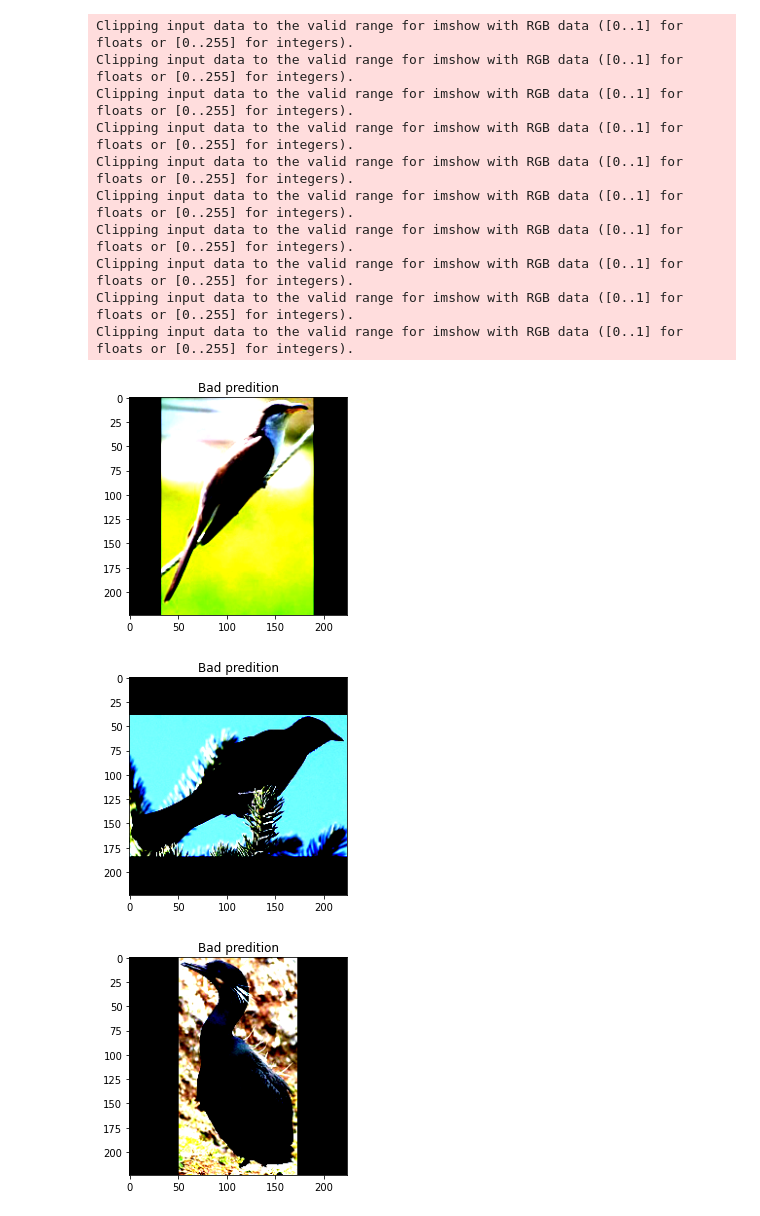
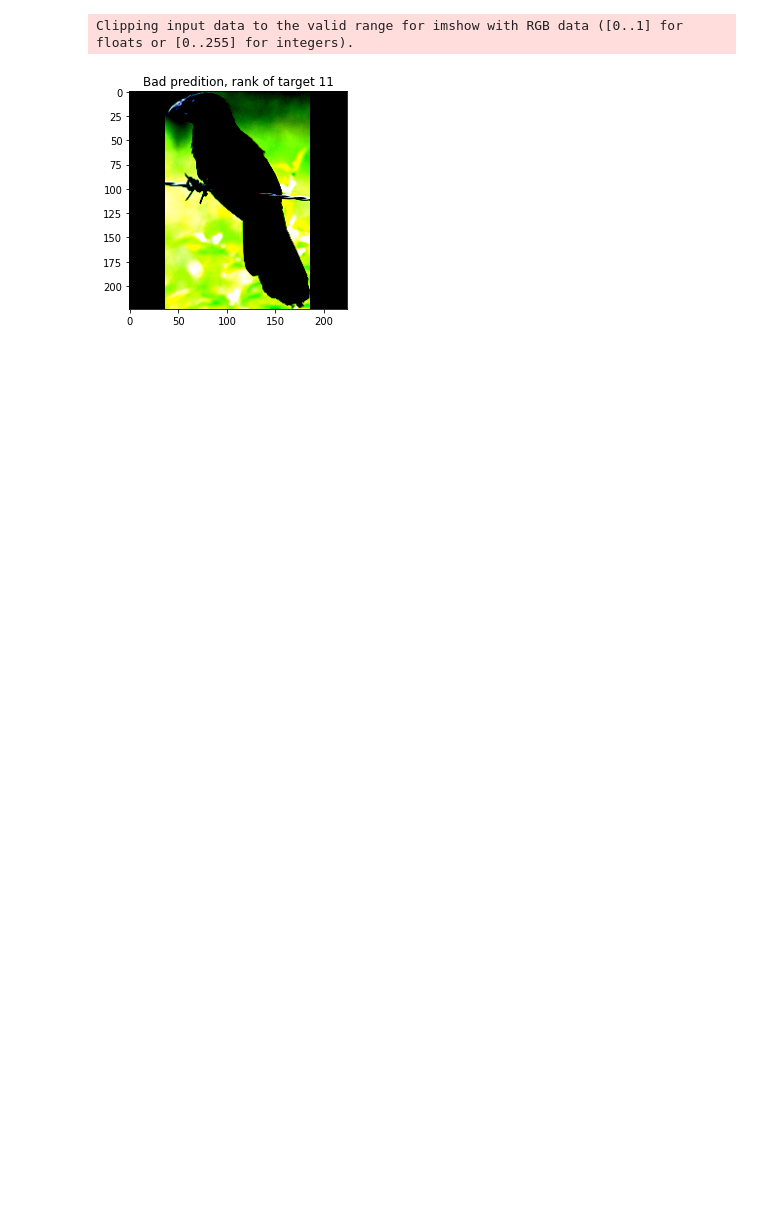
Before and after one commit to theovincent/birdClassification, a Jupyter notebook: classifier/model_on_data.ipynb, the cells around one changed output. Saved outputs shown, nothing was run; the diff lists cells and outputs as text; code cells hidden in the pictures; blank space fills up the shorter version.

Commit message:
Rank of target in prediction

```diff
--- a/classifier/model_on_data.ipynb
+++ b/classifier/model_on_data.ipynb
@@ -2,44 +2,40 @@
 from classifier.model import get_model
 from classifier.loader import loader
 
-num_images_to_show = 10
+num_images_to_show = 1
 
 res_net, input_size = get_model("resnet", 20)
 res_net.eval()
 loader = loader("../bird_dataset/crop_from_gt", input_size, "train", 1, shuffle=True)
 # %%
 import numpy as np
+import pandas as pd
 from matplotlib import pyplot as plt
 
 import torch
 
 num_images_shown = 0
 
 for image_batch, target in loader:
     if num_images_shown >= num_images_to_show:
         break
 
-    image = np.array(image_batch.permute(0, 2, 3, 1))[0]
     with torch.set_grad_enabled(False):
         outputs = res_net(image_batch)
+
     _, prediction = torch.max(outputs, 1)
+    ranked_prediction = pd.Series(outputs.flatten(), name="outputs").sort_values(ascending=False).reset_index(drop=False)
+    rank_target = ranked_prediction.loc[ranked_prediction["index"] == int(target[0])].index[0] + 1
 
+    image = np.array(image_batch.permute(0, 2, 3, 1))[0]
     plt.imshow(image)
+
     result = "Good" if prediction == target else "Bad"
-    plt.title(f"{result} predition")
+    plt.title(f"{result} predition, rank of target {rank_target}")
+
     plt.figure()
     num_images_shown += 1
+    break
 # %% [output]
 Clipping input data to the valid range for imshow with RGB data ([0..1] for floats or [0..255] for integers).
-Clipping input data to the valid range for imshow with RGB data ([0..1] for floats or [0..255] for integers).
-Clipping input data to the valid range for imshow with RGB data ([0..1] for floats or [0..255] for integers).
-Clipping input data to the valid range for imshow with RGB data ([0..1] for floats or [0..255] for integers).
-Clipping input data to the valid range for imshow with RGB data ([0..1] for floats or [0..255] for integers).
-Clipping input data to the valid range for imshow with RGB data ([0..1] for floats or [0..255] for integers).
-Clipping input data to the valid range for imshow with RGB data ([0..1] for floats or [0..255] for integers).
-Clipping input data to the valid range for imshow with RGB data ([0..1] for floats or [0..255] for integers).
-Clipping input data to the valid range for imshow with RGB data ([0..1] for floats or [0..255] for integers).
-Clipping input data to the valid range for imshow with RGB data ([0..1] for floats or [0..255] for integers).
-[figure, old version]
+[figure, new version]
-[figure, removed]
-[figure, removed]
```
Also changed, not shown: parts of 1 cell of this notebook.
